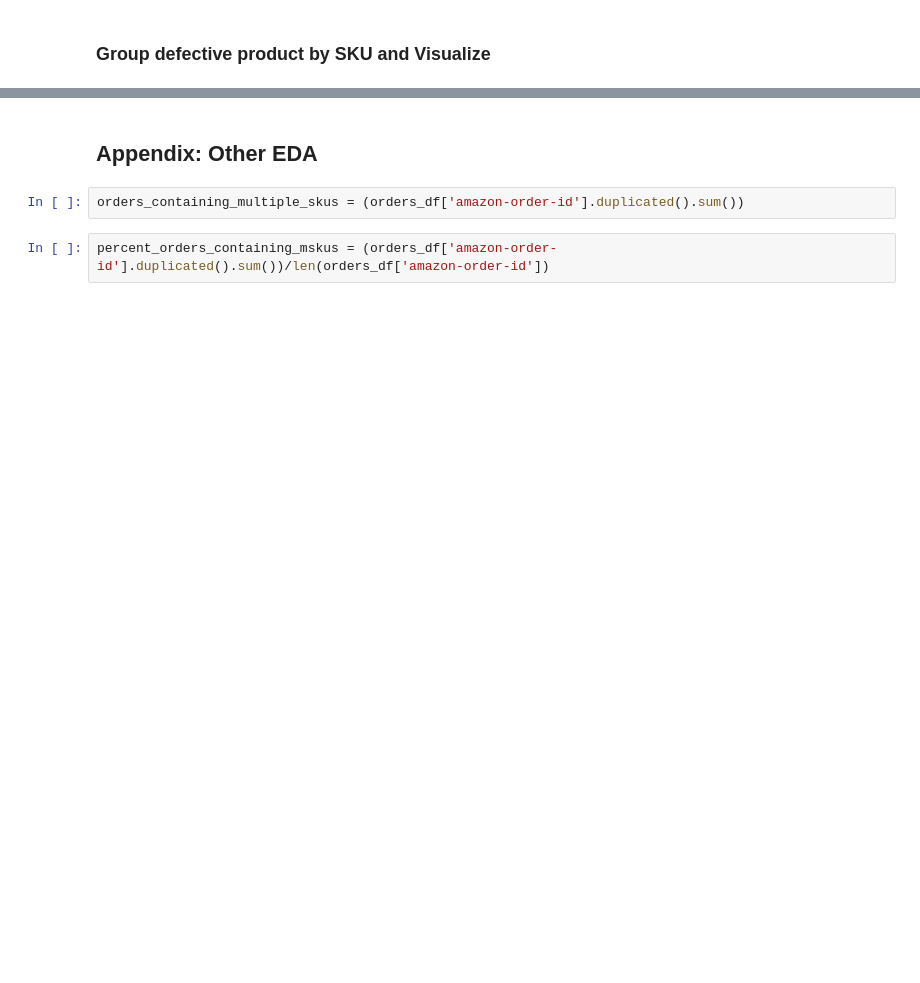
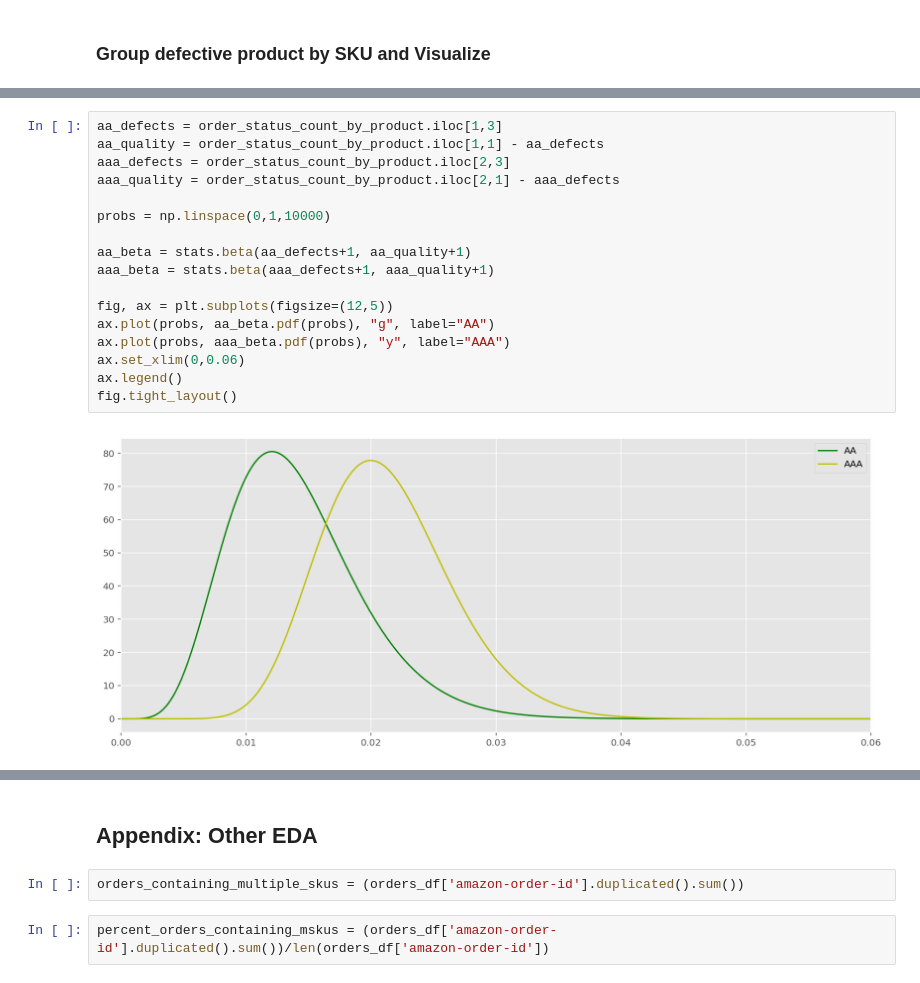
Before and after one commit to ryankirkland/customer-data-analysis, a Jupyter notebook: PBE-Order-Analysis.ipynb, the cells around one changed output, grey strips where cells are left out. Cells and saved outputs as stored; diff of their text form; blank space fills up the shorter version.

Commit message:
beta distribution at the product level

```diff
--- a/PBE-Order-Analysis.ipynb
+++ b/PBE-Order-Analysis.ipynb
@@ -214,0 +232,19 @@ fig.show()
+# %%
+aa_defects = order_status_count_by_product.iloc[1,3]
+aa_quality = order_status_count_by_product.iloc[1,1] - aa_defects
+aaa_defects = order_status_count_by_product.iloc[2,3]
+aaa_quality = order_status_count_by_product.iloc[2,1] - aaa_defects
+
+probs = np.linspace(0,1,10000)
+
+aa_beta = stats.beta(aa_defects+1, aa_quality+1)
+aaa_beta = stats.beta(aaa_defects+1, aaa_quality+1)
+
+fig, ax = plt.subplots(figsize=(12,5))
+ax.plot(probs, aa_beta.pdf(probs), "g", label="AA")
+ax.plot(probs, aaa_beta.pdf(probs), "y", label="AAA")
+ax.set_xlim(0,0.06)
+ax.legend()
+fig.tight_layout()
+# %% [output]
+[figure, added]
```
Also changed, not shown: parts of 13 cells of this notebook.
